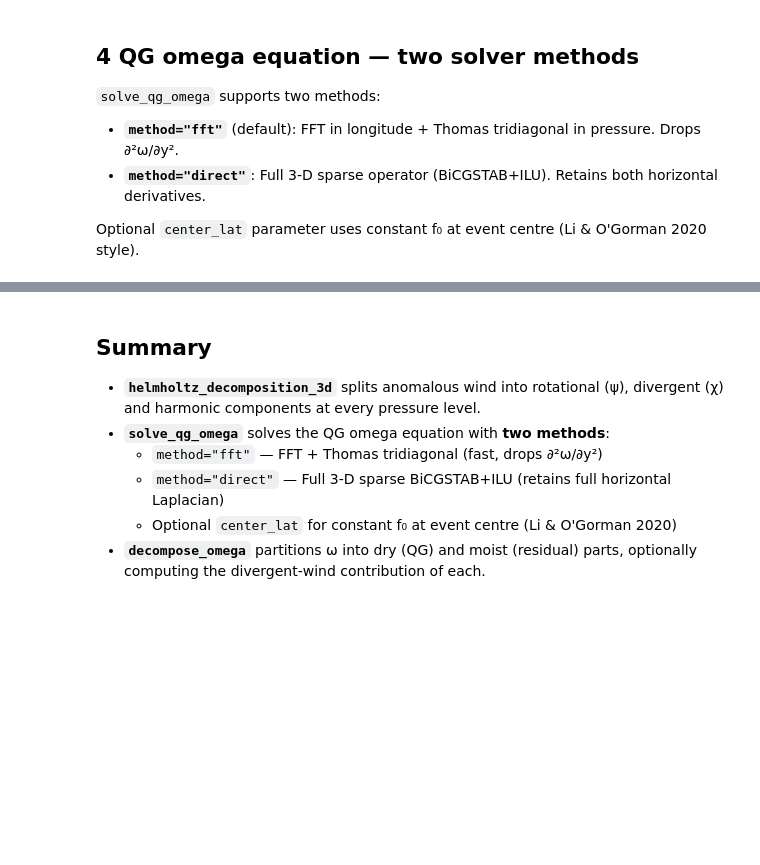
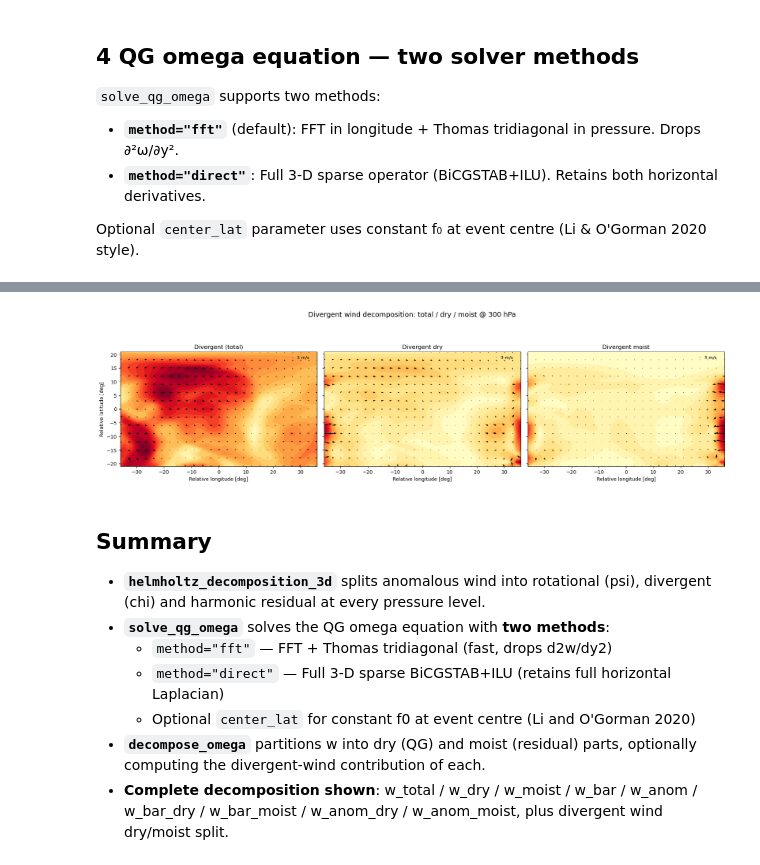
Before and after one commit to yanxingjianken/pvtend, a Jupyter notebook: examples/02_helmholtz_and_qg_omega.ipynb, the cells around one changed output, grey strips where cells are left out. Saved outputs shown, nothing was run; the diff lists cells and outputs as text; code cells hidden in the pictures; blank space fills up the shorter version.

```diff
--- a/examples/02_helmholtz_and_qg_omega.ipynb
+++ b/examples/02_helmholtz_and_qg_omega.ipynb
@@ -187,11 +290,43 @@ omega_moist range: [-1.303e+00, 1.591e+00] Pa/s
+# %%
+# Divergent wind: total vs dry vs moist at 300 hPa
+fig, axes = plt.subplots(1, 3, figsize=(18, 5), sharey=True, sharex=True)
+skip = 2
+
+div_panels = [
+    ("Divergent (total)", d["u_anom_div_3d"][ilev], d["v_anom_div_3d"][ilev]),
+    ("Divergent dry",     d["u_anom_div_dry_3d"][ilev], d["v_anom_div_dry_3d"][ilev]),
+    ("Divergent moist",   d["u_anom_div_moist_3d"][ilev], d["v_anom_div_moist_3d"][ilev]),
+]
+
+for ax, (title, uk, vk) in zip(axes, div_panels):
+    speed = np.sqrt(uk**2 + vk**2)
+    ax.contourf(x, y, speed, levels=20, cmap="YlOrRd", extend="max")
+    Q = ax.quiver(xx[::skip, ::skip], yy[::skip, ::skip],
+                  uk[::skip, ::skip], vk[::skip, ::skip],
+                  scale=600, width=0.003, color="k")
+    ax.quiverkey(Q, 0.88, 0.95, 3.0, "3 m/s",
+                 labelpos="E", coordinates="axes", fontproperties={"size": 9})
+    ax.set_title(title, fontsize=12)
+    ax.set_aspect("equal")
+
+axes[0].set_ylabel("Relative latitude [deg]")
+for ax in axes:
+    ax.set_xlabel("Relative longitude [deg]")
+fig.suptitle("Divergent wind decomposition: total / dry / moist @ 300 hPa", y=1.02, fontsize=14)
+fig.tight_layout()
+plt.show()
+# %% [output]
+[figure, added]
 # %% [markdown]
 ## Summary
 
-- **`helmholtz_decomposition_3d`** splits anomalous wind into rotational (ψ),
-  divergent (χ) and harmonic components at every pressure level.
+- **`helmholtz_decomposition_3d`** splits anomalous wind into rotational (psi),
+  divergent (chi) and harmonic residual at every pressure level.
 - **`solve_qg_omega`** solves the QG omega equation with **two methods**:
-  - `method="fft"` — FFT + Thomas tridiagonal (fast, drops ∂²ω/∂y²)
+  - `method="fft"` — FFT + Thomas tridiagonal (fast, drops d2w/dy2)
   - `method="direct"` — Full 3-D sparse BiCGSTAB+ILU (retains full horizontal Laplacian)
-  - Optional `center_lat` for constant f₀ at event centre (Li & O'Gorman 2020)
-- **`decompose_omega`** partitions ω into dry (QG) and moist (residual) parts,
+  - Optional `center_lat` for constant f0 at event centre (Li and O'Gorman 2020)
+- **`decompose_omega`** partitions w into dry (QG) and moist (residual) parts,
   optionally computing the divergent-wind contribution of each.
+- **Complete decomposition shown**: w_total / w_dry / w_moist / w_bar / w_anom /
+  w_bar_dry / w_bar_moist / w_anom_dry / w_anom_moist, plus divergent wind dry/moist split.
```
Also changed, not shown: parts of 8 cells of this notebook.
